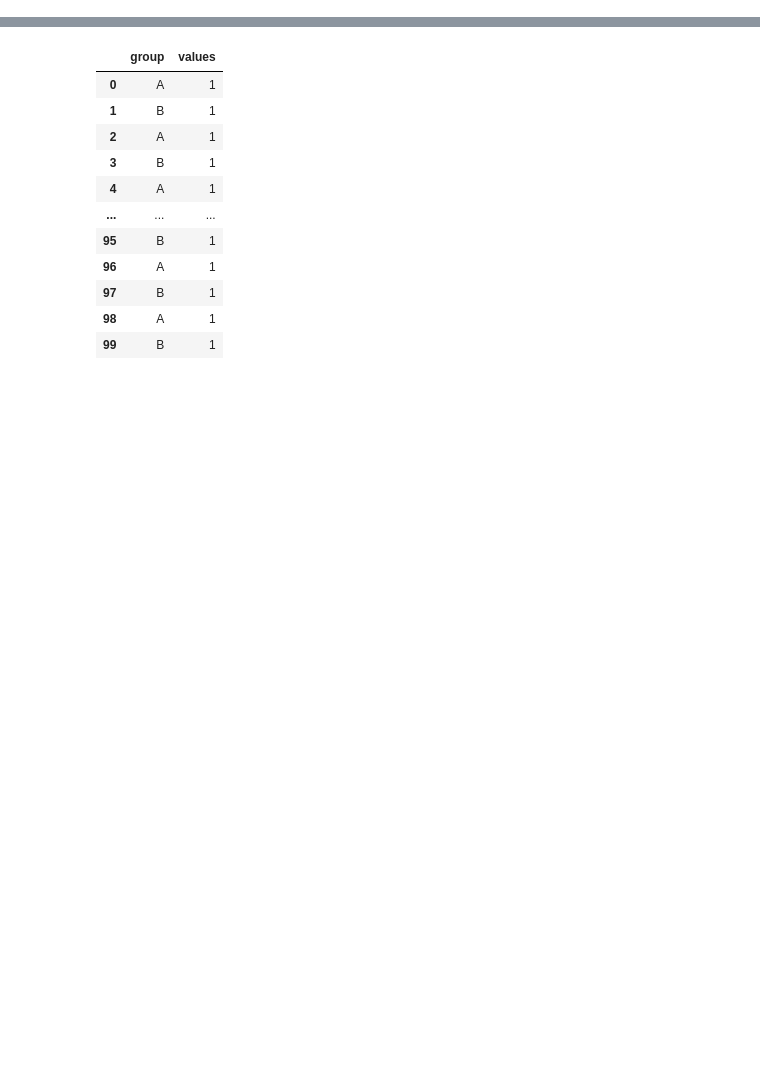
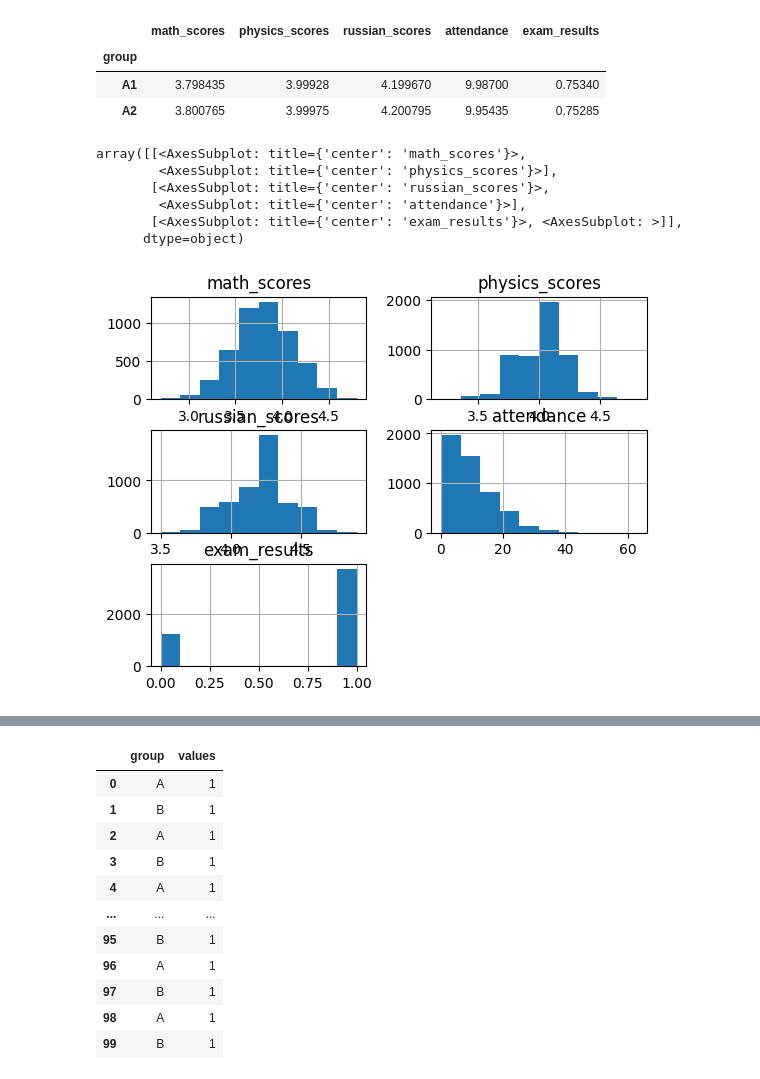
Before and after one commit to valdik04/telegram_helper_for_ab, a Jupyter notebook: generate_dataset.ipynb, the cells around one changed output, grey strips where cells are left out. Saved outputs shown, nothing was run; the diff lists cells and outputs as text; code cells hidden in the pictures; blank space fills up the shorter version.

Commit message:
add data and some fix

```diff
--- a/generate_dataset.ipynb
+++ b/generate_dataset.ipynb
@@ -10,0 +22,33 @@ import matplotlib.pyplot as plt
+# %%
+import numpy as np
+import pandas as pd
+
+# Создаем датасет для группы A
+n = 5000 # количество студентов
+math_mean_a = 3.8 # среднее среднего балла по математике в группе A
+math_std_a = 0.3 # стандартное отклонение среднего балла по математике в группе A
+physics_mean_a = 4.0 # среднее среднего балла по физике в группе A
+physics_std_a = 0.2 # стандартное отклонение среднего балла по физике в группе A
+russian_mean_a = 4.2 # среднее среднего балла по русскому языку в группе A
+russian_std_a = 0.2 # стандартное отклонение среднего балла по русскому языку в группе A
+attendance_mean_a = 10.0 # среднее количество пропущенных занятий в группе A
+attendance_skew_a = 2.0 # коэффициент скошенности распределения количества пропущенных занятий в группе A
+age_groups_a = ['младшие']*int(n*0.33) + ['средние']*int(n*0.33) + ['старшие']*int(n*0.34) # группы возраста в группе A
+gender_a = ['мужской']*int(n*0.5) + ['женский']*int(n*0.5) # пол в группе A
+exam_results_a = [1]*int(n*0.75) + [0]*int(n*0.25) # результаты экзамена в группе A
+
+# Создаем признаки для группы A
+def generate_dataset(group, n, math_mean_a, math_std_a, physics_mean_a, physics_std_a, russian_mean_a, russian_std_a, attendance_mean_a, attendance_skew_a, age_groups_a, gender_a, exam_results_a):
+    name_group = [group for i in range(n)]
+    math_scores_a = np.random.normal(loc=math_mean_a, scale=math_std_a, size=n).round(1)
+    physics_scores_a = np.random.normal(loc=physics_mean_a, scale=physics_std_a, size=n).round(1)
+    russian_scores_a = np.random.normal(loc=russian_mean_a, scale=russian_std_a, size=n).round(1)
+    attendance_a = np.random.negative_binomial(n=attendance_skew_a, p=attendance_skew_a/(attendance_skew_a + attendance_mean_a), size=n)
+    age_a = np.random.choice(age_groups_a, size=n)
+    gender_a = np.random.choice(gender_a, size=n)
+    exam_results_a = np.random.choice(exam_results_a, size=n)
+    df = pd.DataFrame({'group':name_group, 'math_scores':math_scores_a, 'physics_scores':physics_scores_a, 'russian_scores':russian_scores_a,
+                      'attendance':attendance_a, 'age':age_a, 'gender':gender_a, 'exam_results':exam_results_a})
+    return df
+# %%
+df_a = generate_dataset('A', n, math_mean_a, math_std_a, physics_mean_a, physics_std_a, russian_mean_a, russian_std_a, attendance_mean_a, attendance_skew_a, age_groups_a, gender_a, exam_results_a)
@@ -10,0 +59,8 @@ import matplotlib.pyplot as plt
+# %%
+df.groupby('group')[['math_scores', 'physics_scores', 'russian_scores',
+       'attendance', 'exam_results']].mean()
+# %% [output]
+|  | math_scores | physics_scores | russian_scores | attendance | exam_results |
+| group |  |  |  |  |  |
+| A1 | 3.798435 | 3.99928 | 4.199670 | 9.98700 | 0.75340 |
+| A2 | 3.800765 | 3.99975 | 4.200795 | 9.95435 | 0.75285 |
@@ -10,0 +83,10 @@ import matplotlib.pyplot as plt
+# %%
+df_a.hist()
+# %% [output]
+array([[<AxesSubplot: title={'center': 'math_scores'}>,
+        <AxesSubplot: title={'center': 'physics_scores'}>],
+       [<AxesSubplot: title={'center': 'russian_scores'}>,
+        <AxesSubplot: title={'center': 'attendance'}>],
+       [<AxesSubplot: title={'center': 'exam_results'}>, <AxesSubplot: >]],
+      dtype=object)
+[figure, added]
```
Also changed, not shown: parts of 36 cells of this notebook, 6 other files.
